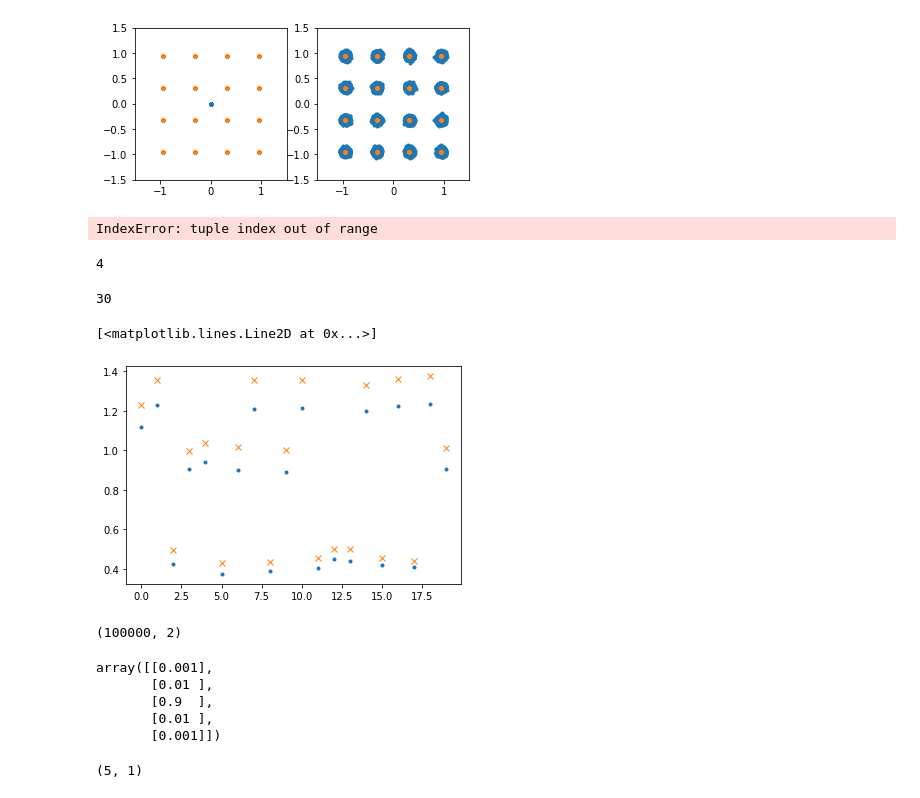
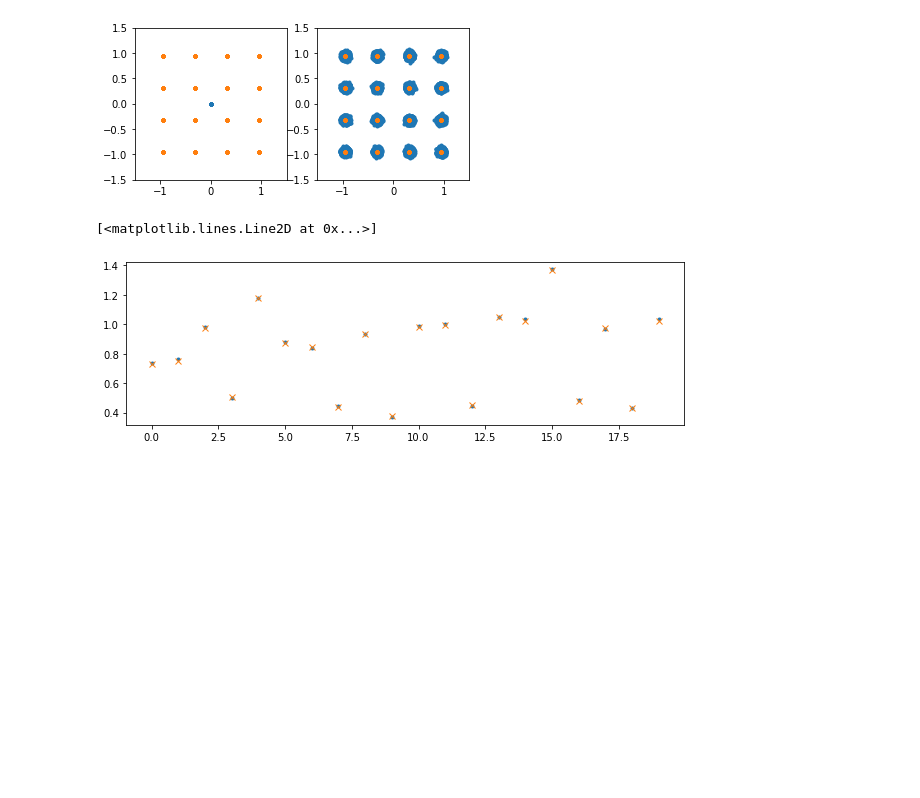
Before and after one commit to edsonportosilva/OptiCommPy, a Jupyter notebook: jupyter notebooks/Adaptive equalization.ipynb, the cells around one changed output. Drawn from its saved outputs; the diff is of its cells as text; code cells hidden in the pictures; blank space fills up the shorter version.

```diff
--- a/jupyter notebooks/Adaptive equalization.ipynb
+++ b/jupyter notebooks/Adaptive equalization.ipynb
@@ -272,0 +292,15 @@ ax2.axis('square');
+# %%
+# simple timing recovery
+sampDelay = np.zeros(sigRx.shape[1])
+for k in range(0, sigRx.shape[1]):
+    a = sigRx[:,k].reshape(sigRx.shape[0],1)
+    varVector = np.var(a.reshape(-1,param.SpS), axis=0) # finds best sampling instant
+    plt.plot(varVector)
+    sampDelay[k] = np.where(varVector == np.amax(varVector))[0][0]
+
+# downsampling
+sigRx_ = sigRx[::int(param.SpS/2),:]
+for k in range(0, sigRx.shape[1]):
+    sigRx_[:,k] = sigRx[int(sampDelay[k])::int(param.SpS/2),k]
+
+sigRx = sigRx_
@@ -272,0 +309,11 @@ ax2.axis('square');
+# %%
+# calculate time delay due to walkoff
+
+symbDelay = np.zeros(sigRx.shape[1])
+for k in range(0, sigRx.shape[1]):
+    symbDelay[k] = np.argmax(signal.correlate(np.abs(symbTx[:,k]), np.abs(sigRx[::2,k])))-symbTx.shape[0]+1
+    print(symbDelay[k])
+
+# compensate walkoff time delay
+for k in range(len(symbDelay)):
+    symbTx[:,k] = np.roll(symbTx[:,k], -int(symbDelay[k]))
@@ -406,8 +420,8 @@ plt.pcolormesh(xi, yi, zi.reshape(xi.shape), alpha=1, shading='auto');
 from numpy.matlib import repmat
 from tqdm.notebook import tqdm
 
-x = sigRx[::int(param.SpS/2)]
-d = transmSymbols[:,:,0]
+x = sigRx
+d = symbTx
 
 x = x.reshape(len(x),2)/np.sqrt(signal_power(x))
 d = d.reshape(len(d),2)/np.sqrt(signal_power(d))
@@ -643,12 +657,12 @@ def rdeUp(x, R, outEq, mu, H, nModes):
 paramEq = parameters()
 paramEq.nTaps = 75
 paramEq.SpS   = 2
-paramEq.mu    = 1e-2
+paramEq.mu    = 5e-3
 paramEq.numIter = 10
 paramEq.storeCoeff = False
-paramEq.alg   = ['nlms']
+paramEq.alg   = ['ddlms']
 paramEq.M     = 16
-#paramEq.H = H
+paramEq.H = H
 #paramEq.L = [20000]
 
 y_EQ, H, errSq, Hiter = mimoAdaptEqualizer(x, dx=d, paramEq=paramEq)
@@ -814,19 +828,6 @@ ax2.set_xlim(-1.5, 1.5)
 ax2.set_ylim(-1.5, 1.5);
 # %% [output]
 [figure]
-# %%
-err_.shape[1]
-# %% [output]
-IndexError: tuple index out of range
-# %%
-a = np.array([[1,2,3,4]])
-a.size
-# %% [output]
-4
-# %%
-np.vdot(a,a)
-# %% [output]
-30
 # %%
 @njit
 def fastFIRfilter(h, x):
@@ -851,28 +852,11 @@ def fastFIRfilter(h, x):
 
     return y
 # %%
-h = np.array([0.001, 0.01, 0.9, 0.01, 0.001])
-a = fastFIRfilter(h, y_EQ)
+h = np.array([0.001, 0.01, 1, 0.01, 0.001])
+a = firFilter(h, y_EQ)
 
-plt.plot(np.abs(a[0:20,0]),'.')
-plt.plot(np.abs(y_EQ[0:20,0]),'x')
+plt.plot(np.abs(a[0:20,1]),'.')
+plt.plot(np.abs(y_EQ[0:20,1]),'x')
 # %% [output]
 [<matplotlib.lines.Line2D at 0x...>]
-[figure, old version]
+[figure, new version]
-# %%
-a.shape
-# %% [output]
-(100000, 2)
-# %%
-h = np.array([[0.001, 0.01, 0.9, 0.01, 0.001]]).T
-h
-# %% [output]
-array([[0.001],
-       [0.01 ],
-       [0.9  ],
-       [0.01 ],
-       [0.001]])
-# %%
-h.shape
-# %% [output]
-(5, 1)
```
Also changed, not shown: parts of 22 cells of this notebook, 3 other files.
